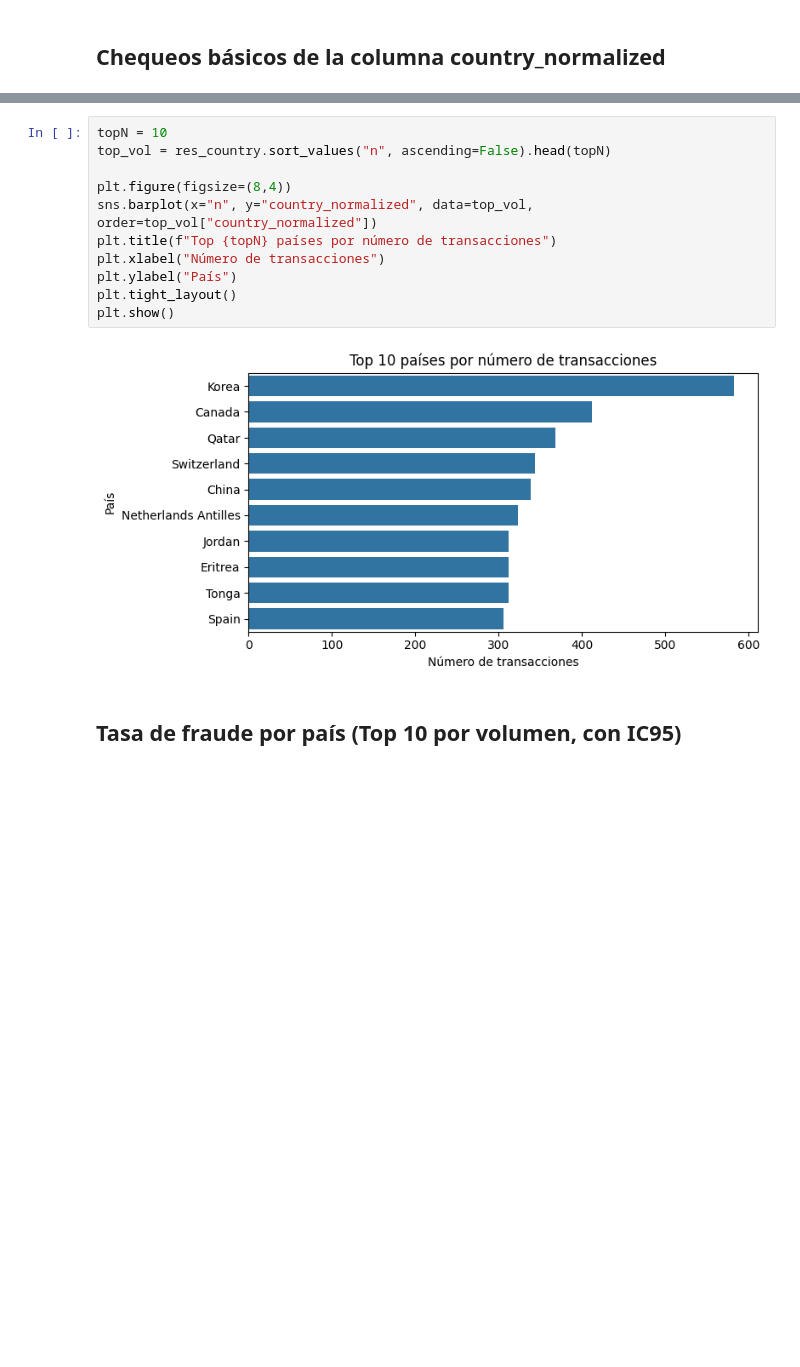
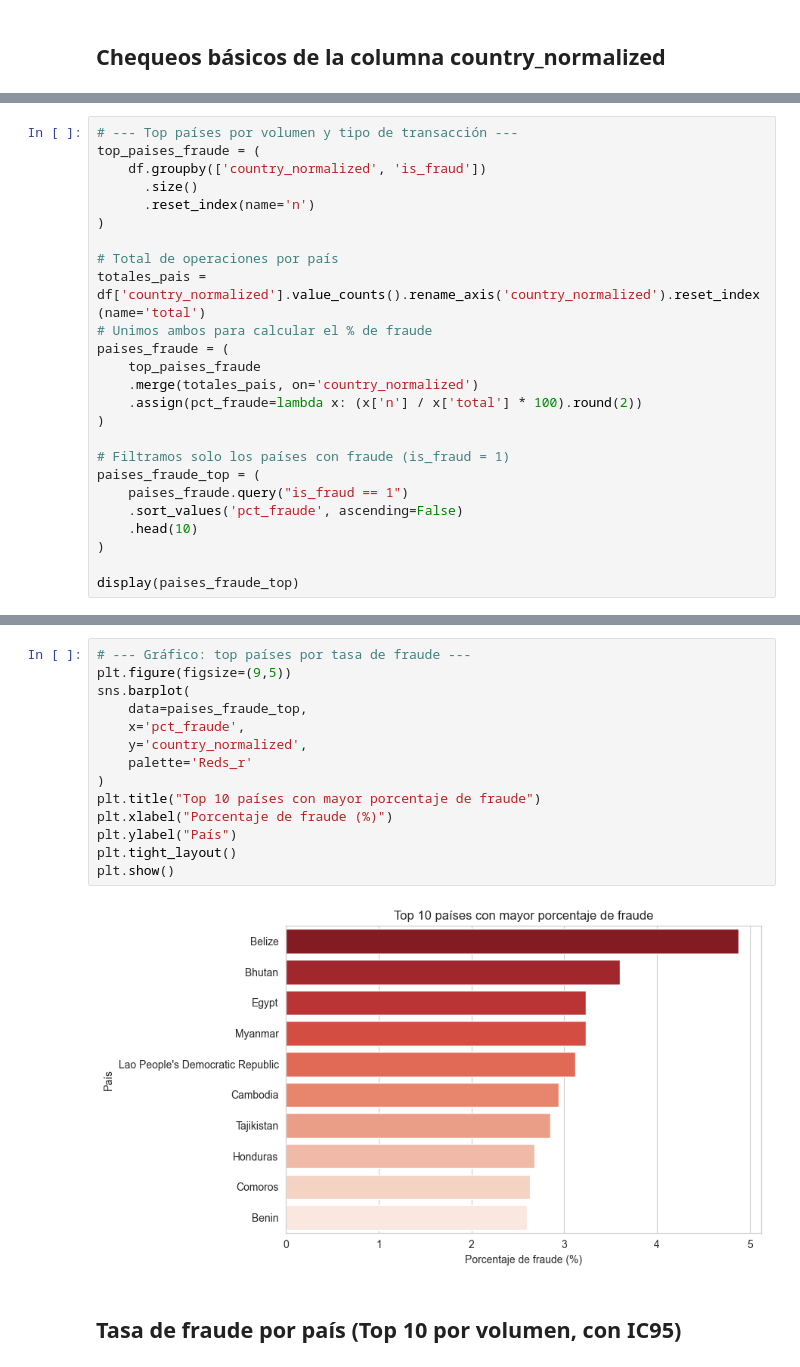
Before and after one commit to PatriciaMerinero/Proyecto_Final_Data_Analytics, a Jupyter notebook: NOTEBOOKS/03_EDA_ANALISIS_DESCRIPTIVO.ipynb, the cells around one changed output, grey strips where cells are left out. Saved outputs shown, nothing was run; the diff lists cells and outputs as text; blank space fills up the shorter version.

```diff
--- a/NOTEBOOKS/03_EDA_ANALISIS_DESCRIPTIVO.ipynb
+++ b/NOTEBOOKS/03_EDA_ANALISIS_DESCRIPTIVO.ipynb
@@ -1525,0 +1510,25 @@ Archivo exportado: C:\Users\Propietario\Desktop\PROYECTO_FINAL\Proyecto_final_Da
+# %%
+# --- Top países por volumen y tipo de transacción ---
+top_paises_fraude = (
+    df.groupby(['country_normalized', 'is_fraud'])
+      .size()
+      .reset_index(name='n')
+)
+
+# Total de operaciones por país
+totales_pais = df['country_normalized'].value_counts().rename_axis('country_normalized').reset_index(name='total')
+# Unimos ambos para calcular el % de fraude
+paises_fraude = (
+    top_paises_fraude
+    .merge(totales_pais, on='country_normalized')
+    .assign(pct_fraude=lambda x: (x['n'] / x['total'] * 100).round(2))
+)
+
+# Filtramos solo los países con fraude (is_fraud = 1)
+paises_fraude_top = (
+    paises_fraude.query("is_fraud == 1")
+    .sort_values('pct_fraude', ascending=False)
+    .head(10)
+)
+
+display(paises_fraude_top)
@@ -1528,16 +1549,19 @@ Archivo exportado: C:\Users\Propietario\Desktop\PROYECTO_FINAL\Proyecto_final_Da
 # %%
-topN = 10
-top_vol = res_country.sort_values("n", ascending=False).head(topN)
-
-plt.figure(figsize=(8,4))
-sns.barplot(x="n", y="country_normalized", data=top_vol, order=top_vol["country_normalized"])
-plt.title(f"Top {topN} países por número de transacciones")
-plt.xlabel("Número de transacciones")
+# --- Gráfico: top países por tasa de fraude ---
+plt.figure(figsize=(9,5))
+sns.barplot(
+    data=paises_fraude_top,
+    x='pct_fraude',
+    y='country_normalized',
+    palette='Reds_r'
+)
+plt.title("Top 10 países con mayor porcentaje de fraude")
+plt.xlabel("Porcentaje de fraude (%)")
 plt.ylabel("País")
 plt.tight_layout()
 plt.show()
 # %% [output]
-[figure, old version]
+[figure, new version]
 # %% [markdown]
 ## Tasa de fraude por país (Top 10 por volumen, con IC95)
 # %%
```
Also changed, not shown: parts of 118 cells of this notebook, 27 other files.
